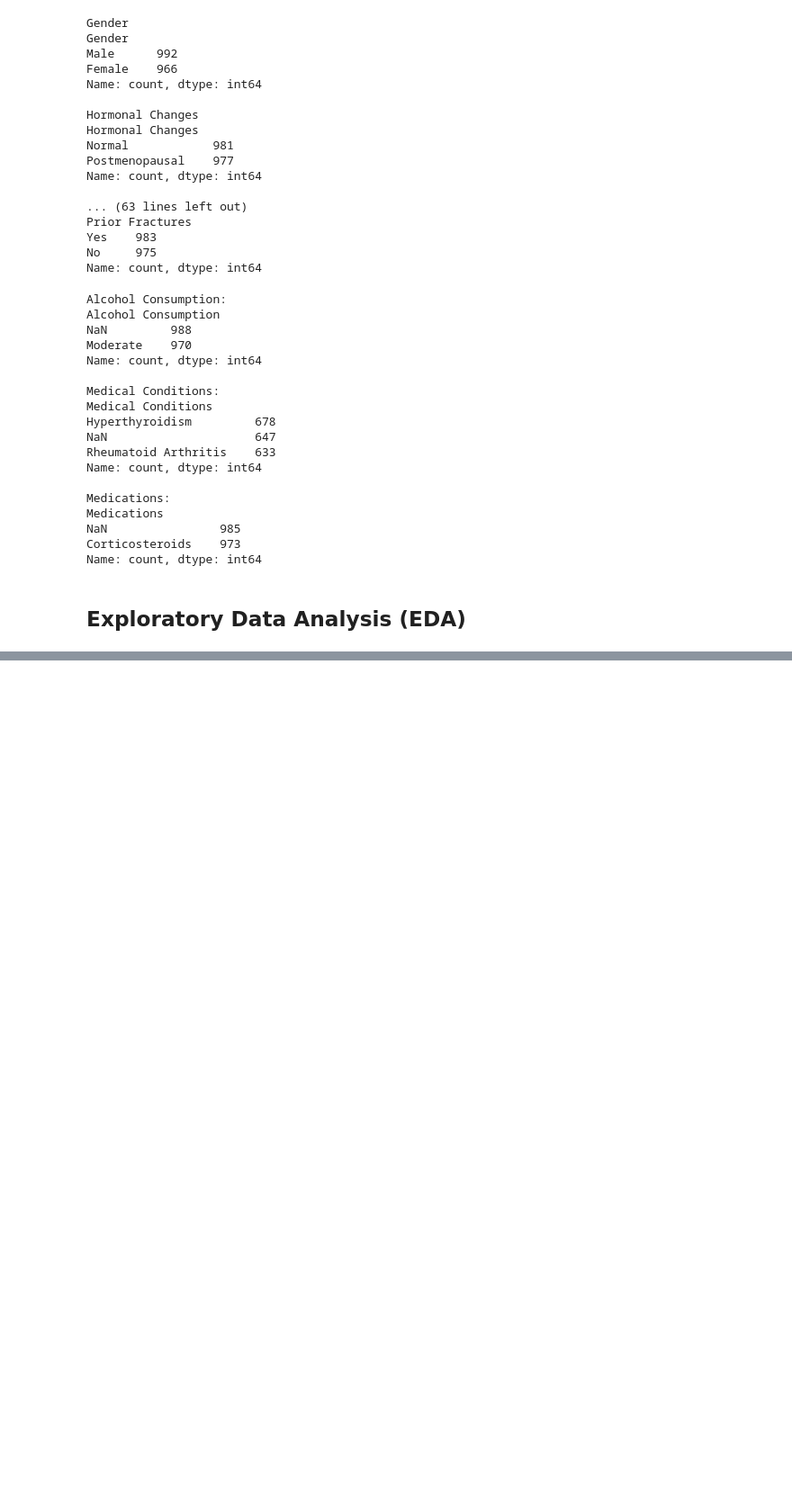
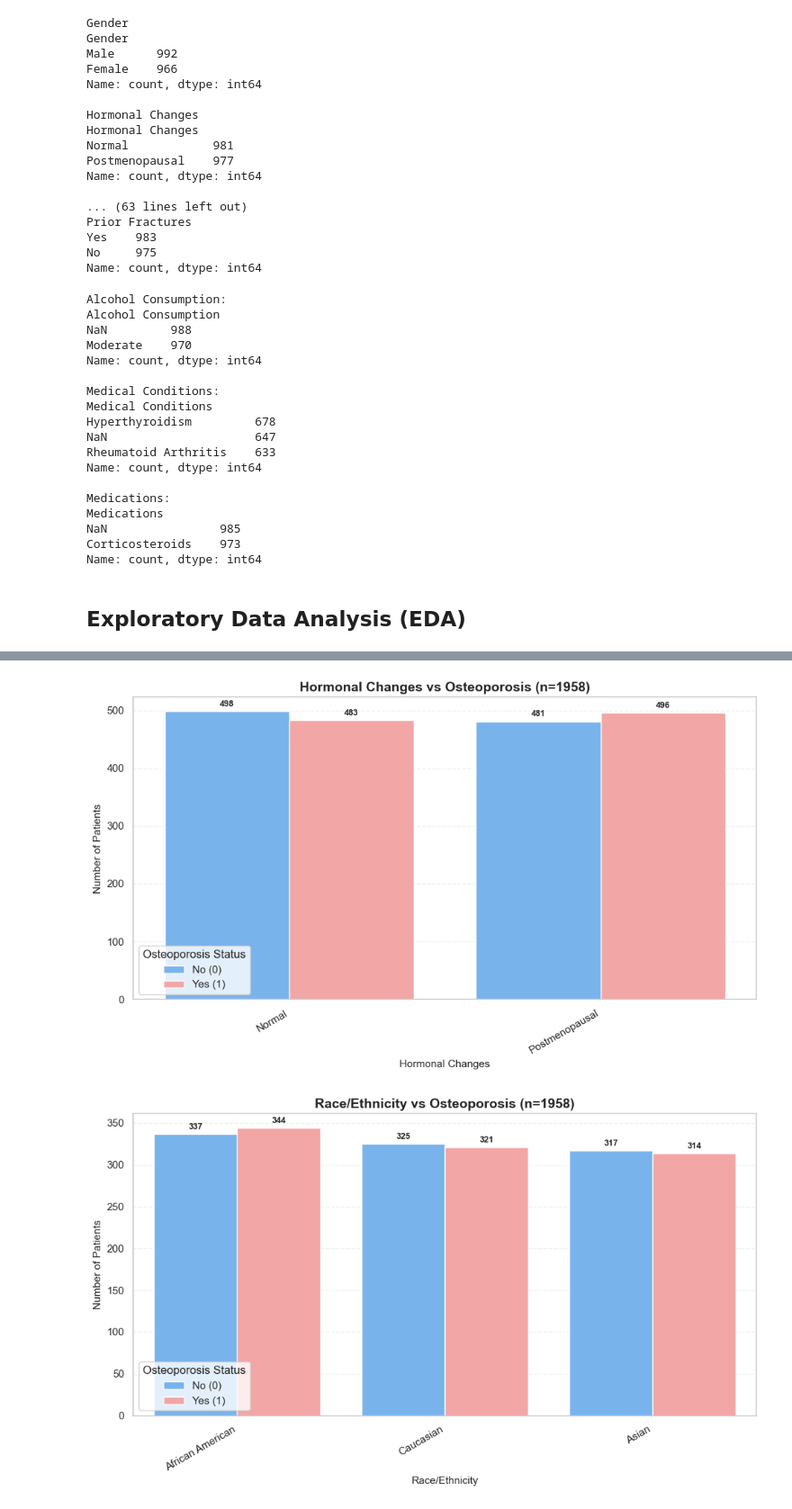
Before and after one commit to awwashreeadarsh19/intern-project_2-Predicting_Osteoporosis_Risk, a Jupyter notebook: osteoporosis_analysis.ipynb, the cells around one changed output, grey strips where cells are left out. Shown at 90% size. Drawn from its saved outputs; the diff is of its cells as text; code cells hidden in the pictures; blank space fills up the shorter version.

```diff
--- a/osteoporosis_analysis.ipynb
+++ b/osteoporosis_analysis.ipynb
@@ -345,0 +597,69 @@ Name: count, dtype: int64
+# %%
+# Compare other features with osteoporosis status
+
+features_to_compare = [
+    "Hormonal Changes",
+    "Race/Ethnicity",
+    "Body Weight",
+    "Calcium Intake",
+    "Vitamin D Intake",
+    "Physical Activity",
+    "Smoking",
+    "Alcohol Consumption",
+    "Medical Conditions",
+    "Medications",
+    "Prior Fractures"
+]
+
+for feature in features_to_compare:
+
+    plt.figure(figsize=(10, 6))
+
+    # Count plot
+    ax = sns.countplot(
+        data=df,
+        x=feature,
+        hue="Osteoporosis",
+        palette={
+            0: "#66B3FF",
+            1: "#FF9999"
+        },
+        order=df[feature].value_counts().index
+    )
+
+    # Add count labels
+    for container in ax.containers:
+        ax.bar_label(
+            container,
+            fmt="%d",
+            padding=3,
+            fontsize=9,
+            fontweight="bold"
+        )
+
+    # Total sample size
+    total = df[feature].notna().sum()
+
+    plt.title(
+        f"{feature} vs Osteoporosis (n={total})",
+        fontsize=14,
+        fontweight="bold"
+    )
+
+    plt.xlabel(feature, fontsize=11)
+    plt.ylabel("Number of Patients", fontsize=11)
+
+    plt.xticks(rotation=30, ha="right")
+
+    plt.legend(
+        title="Osteoporosis Status",
+        labels=["No (0)", "Yes (1)"]
+    )
+
+    plt.grid(axis="y", linestyle="--", alpha=0.3)
+
+    plt.tight_layout()
+    plt.show()
+# %% [output]
+[figure, added]
+[figure, added]
```
Also changed, not shown: parts of 17 cells of this notebook.
